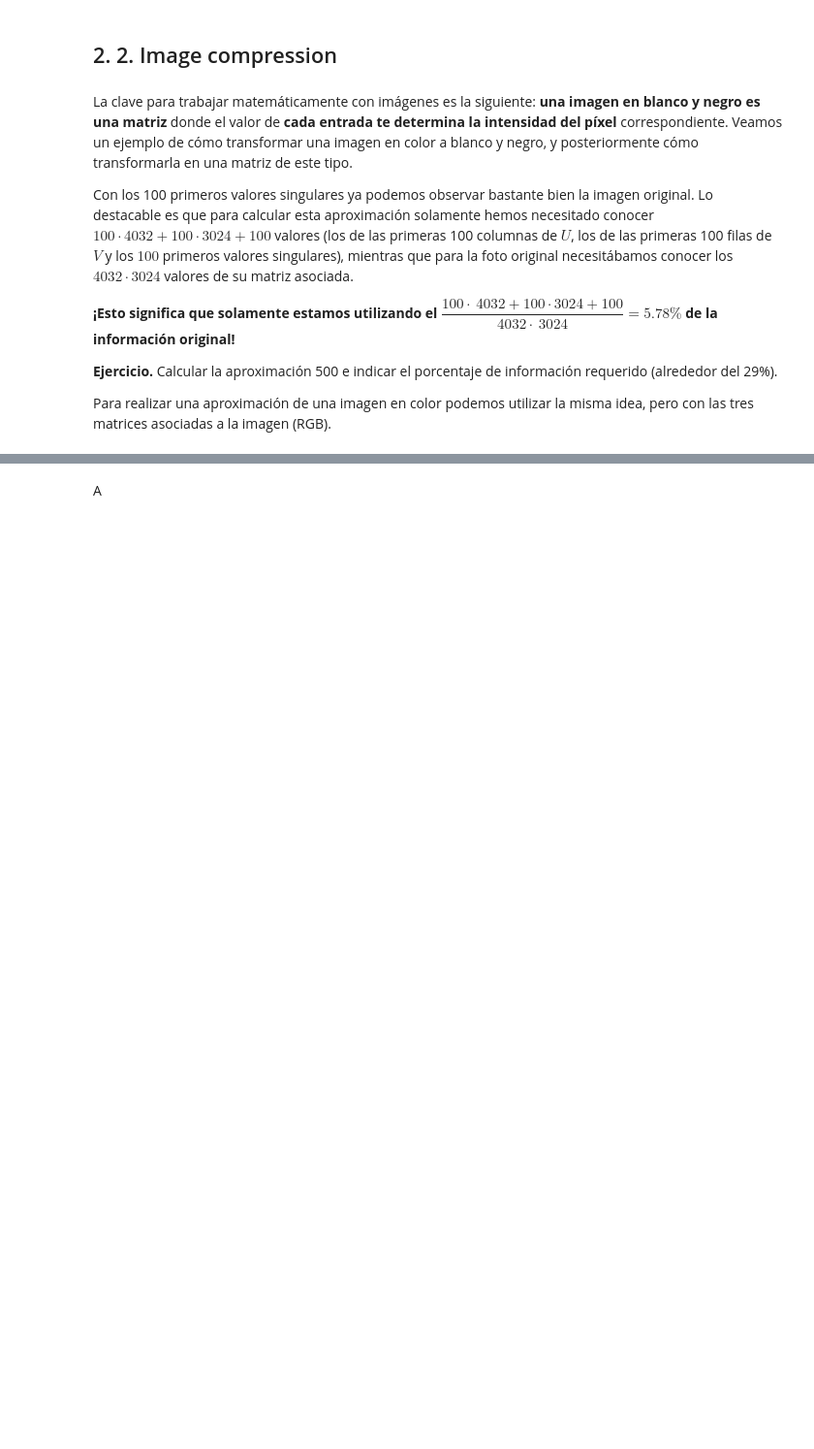
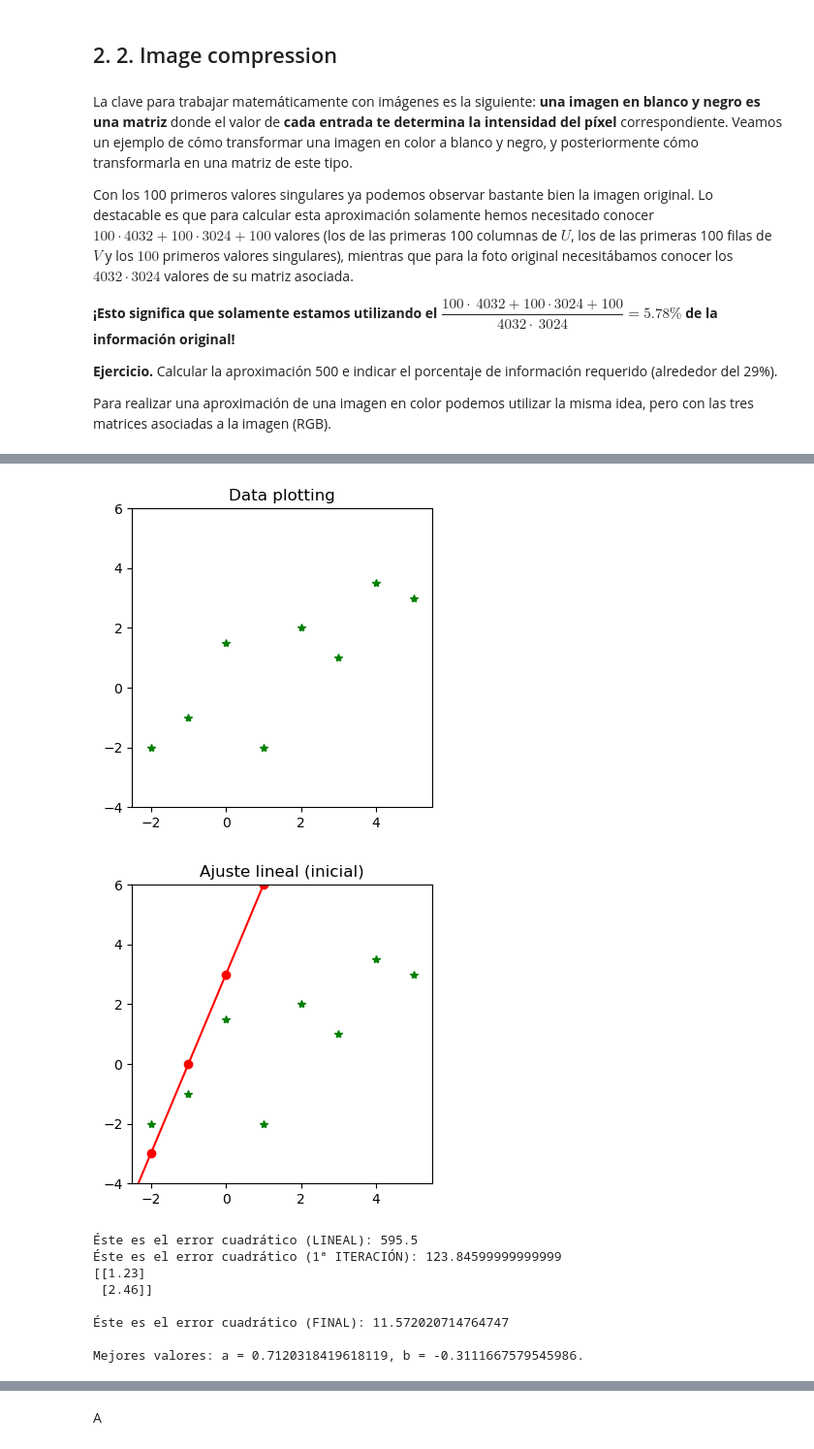
Before and after one commit to jimenezgimenojesus/SAMSUNG_AI_Diploma, a Jupyter notebook: Exercises.ipynb, the cells around one changed output, grey strips where cells are left out. Shown at 97% size. Cells and saved outputs as stored; diff of their text form; code cells hidden in the pictures; blank space fills up the shorter version.

```diff
--- a/Exercises.ipynb
+++ b/Exercises.ipynb
@@ -36,0 +83,64 @@ Para realizar una aproximación de una imagen en color podemos utilizar la misma
+# %%
+import numpy as np
+import matplotlib.pyplot as plt
+from numpy import linalg as la
+
+xi = np.array([-2, -1, 0, 1, 2, 3, 4, 5])
+yi = np.array([-2, -1, 1.5, -2, 2, 1, 3.5, 3])
+plt.figure(figsize=(4, 4)); plt.xlim(-2.5, 5.5); plt.ylim(-4, 6); plt.plot(xi, yi, '*g')
+plt.title('Data plotting'); plt.show()
+
+# Ajuste lineal
+a, b = 3, 3
+y_gorrito = a * xi + b
+t = np.linspace(-2.5, 5.5, 1000)
+
+plt.figure(figsize=(4, 4)); plt.xlim(-2.5, 5.5); plt.ylim(-4, 6)
+plt.plot(xi, yi, '*g', xi, y_gorrito, 'or', t, a*t+b, 'r')
+plt.title('Ajuste lineal (inicial)'); plt.show()
+
+error1 = np.sum((yi - y_gorrito)**2)         # Error cometido 1
+print('Éste es el error cuadrático (LINEAL):', error1)
+
+# Método del Gradiente Descendiente (AJUSTE LINEAL)
+xbarra = np.array([[3], [3]])
+alpha = 0.005
+gradiente = np.array([[np.sum(2 * (yi - (xbarra[0, 0]*xi + xbarra[1,0]))*(-xi))],
+                      [np.sum(2 * (yi - (xbarra[0, 0]*xi + xbarra[1,0])) * (-1))]])
+
+# Tener cuidado con CÓMO SE PONEN los valores, si por columna o fila [[]]
+xbarra = xbarra - alpha * gradiente
+
+# Error cometido
+error = np.sum((yi - (xbarra[0, 0]*xi + xbarra[1,0]))**2)
+# El error tiene que ser MÁS PEQUEÑO después de la primera iteración
+print('Éste es el error cuadrático (1ª ITERACIÓN):', error)
+print(xbarra, end='\n\n')
+
+for i in range (100):
+    gradiente = np.array([[np.sum(2 * (yi - (xbarra[0, 0]*xi + xbarra[1,0]))*(-xi))],
+                       [np.sum(2 * (yi - (xbarra[0, 0]*xi + xbarra[1,0])) * (-1))]])
+    xbarra = xbarra - alpha * gradiente
+
+    # Error cometido
+    error = np.sum((yi - (xbarra[0, 0]*xi + xbarra[1,0]))**2)
+    # El error tiene que ser MÁS PEQUEÑO después de la primera iteración
+    # print('Éste es el error cuadrático:', error)
+print('Éste es el error cuadrático (FINAL):', error)
+print(); print(f'Mejores valores: a = {xbarra[0][0]}, b = {xbarra[1][0]}.')
+
+# Datos ajustados
+plt.figure(figsize=(4, 4)); plt.xlim(-2.5, 5.5); plt.ylim(-4, 6)
+plt.plot(t, xbarra[0, 0]*t + xbarra[1, 0], 'r-', xi, yi, '*g', xi, xbarra[0, 0]*xi + xbarra[1, 0], 'or')
+plt.title('Ajuste lineal (final)'); plt.show()
+# %% [output]
+[figure, added]
+[figure, added]
+Éste es el error cuadrático (LINEAL): 595.5
+Éste es el error cuadrático (1ª ITERACIÓN): 123.84599999999999
+[[1.23]
+ [2.46]]
+
+Éste es el error cuadrático (FINAL): 11.572020714764747
+
+Mejores valores: a = 0.7120318419618119, b = -0.3111667579545986.
```
Also changed, not shown: parts of 5 cells of this notebook, 2 other files.
